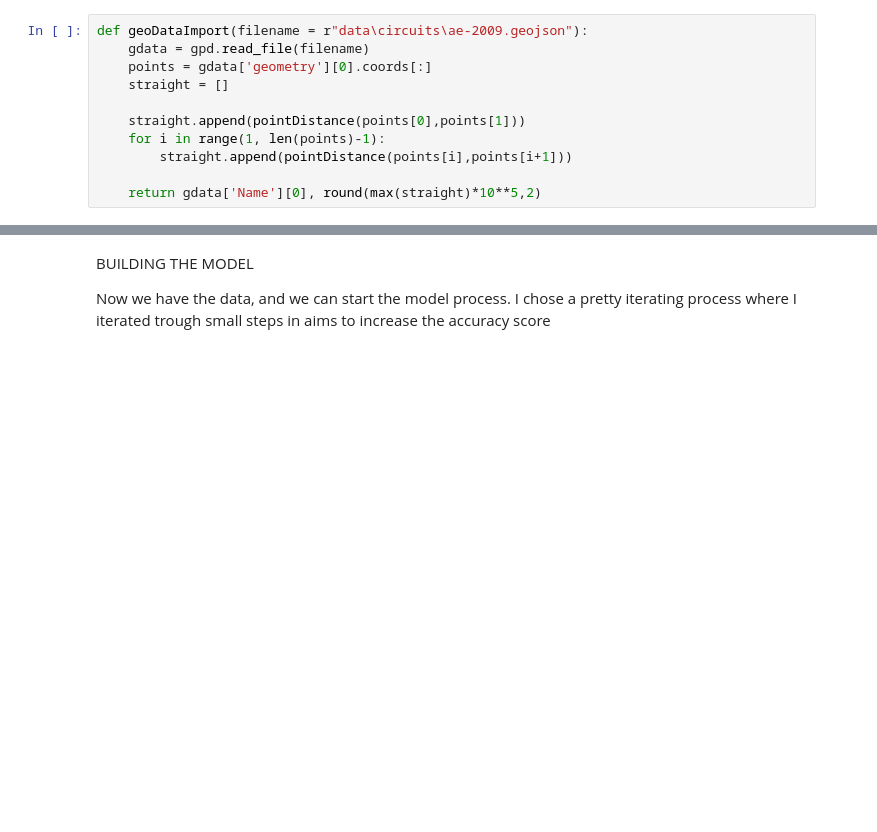
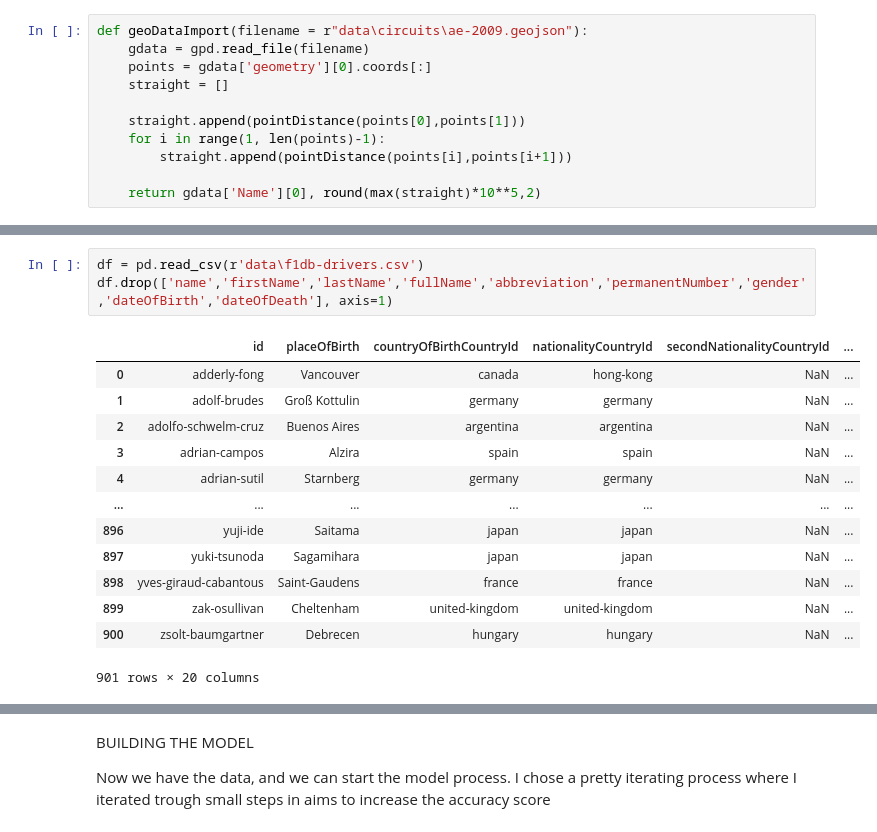
Before and after one commit to Nubbity/Data-science-in-python, a Jupyter notebook: Project-1/Project-1-code.ipynb, the cells around one changed output, grey strips where cells are left out. Drawn from its saved outputs; the diff is of its cells as text; blank space fills up the shorter version.

```diff
--- a/Project-1/Project-1-code.ipynb
+++ b/Project-1/Project-1-code.ipynb
@@ -134,3 +204,20 @@ df
+# %%
+df = pd.read_csv(r'data\f1db-drivers.csv')
+df.drop(['name','firstName','lastName','fullName','abbreviation','permanentNumber','gender','dateOfBirth','dateOfDeath'], axis=1)
+# %% [output]
+|  | id | placeOfBirth | countryOfBirthCountryId | nationalityCountryId | secondNationalityCountryId | ... |
+| 0 | adderly-fong | Vancouver | canada | hong-kong | NaN | ... |
+| 1 | adolf-brudes | Groß Kottulin | germany | germany | NaN | ... |
+| 2 | adolfo-schwelm-cruz | Buenos Aires | argentina | argentina | NaN | ... |
+| 3 | adrian-campos | Alzira | spain | spain | NaN | ... |
+| 4 | adrian-sutil | Starnberg | germany | germany | NaN | ... |
+| ... | ... | ... | ... | ... | ... | ... |
+| 896 | yuji-ide | Saitama | japan | japan | NaN | ... |
+| 897 | yuki-tsunoda | Sagamihara | japan | japan | NaN | ... |
+| 898 | yves-giraud-cabantous | Saint-Gaudens | france | france | NaN | ... |
+| 899 | zak-osullivan | Cheltenham | united-kingdom | united-kingdom | NaN | ... |
+| 900 | zsolt-baumgartner | Debrecen | hungary | hungary | NaN | ... |
+901 rows × 20 columns
 # %%
 def dataBuilder():
 
```
Also changed, not shown: parts of 12 cells of this notebook, 8 other files.
